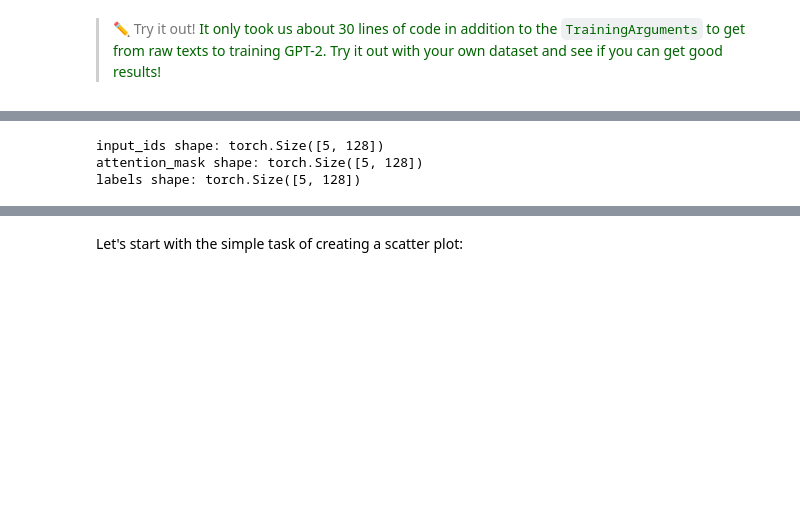
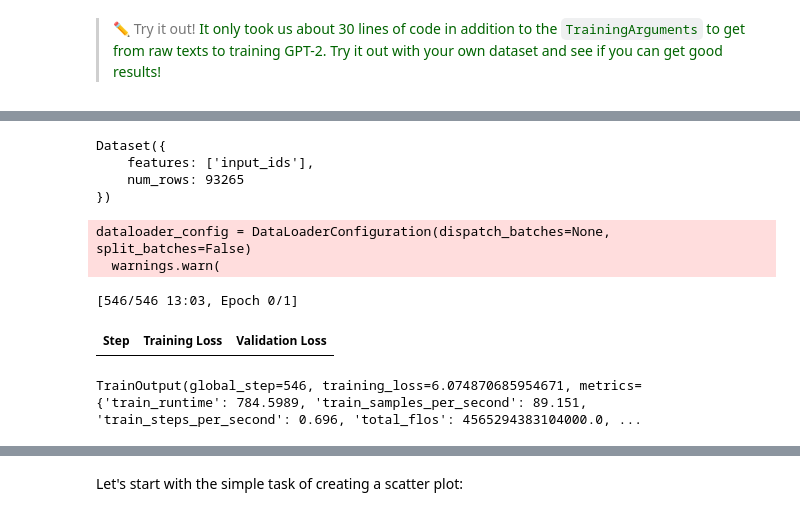
Before and after one commit to matthiasdroth/Huggingface-course, a Jupyter notebook: 7.6-Training_a_causal_language_model_from_scratch.ipynb, the cells around one changed output, grey strips where cells are left out. Saved outputs shown, nothing was run; the diff lists cells and outputs as text; code cells hidden in the pictures; blank space fills up the shorter version.

```diff
--- a/7.6-Training_a_causal_language_model_from_scratch.ipynb
+++ b/7.6-Training_a_causal_language_model_from_scratch.ipynb
@@ -73,11 +72,10 @@ Filtering the full dataset can take 2-3h depending on your machine and bandwidth
 # %%
-from datasets import load_dataset, DatasetDict
 ds_train = load_dataset("huggingface-course/codeparrot-ds-train", split="train")
 ds_valid = load_dataset("huggingface-course/codeparrot-ds-valid", split="validation")
 raw_datasets = DatasetDict(
     {
-        "train": ds_train.shuffle().select(range(50000)),
-        "valid": ds_valid.shuffle().select(range(500))
+        "train": ds_train.shuffle().select(range(80000)), # originally .select(range(50000))
+        "valid": ds_valid.shuffle().select(range(1000))   # originally .select(range(500))
     }
 )
 raw_datasets
@@ -268,7 +269,7 @@ config = AutoConfig.from_pretrained(
     vocab_size=len(tokenizer),
     n_ctx=context_length,
     bos_token_id=tokenizer.bos_token_id,
-    eos_token_id=tokenizer.eos_token_id,
+    eos_token_id=tokenizer.eos_token_id
 )
 # %% [markdown]
 With that configuration, we can load a new model. Note that this is the first time we don't use the `from_pretrained()` function, since we're actually initializing a model ourself:
@@ -489,8 +376,0 @@ DatasetDict({
-# %%
-out = data_collator([try_it2_dataset_tokenized["train"][i] for i in range(5)])
-for key in out:
-    print(f"{key} shape: {out[key].shape}")
-# %% [output]
-input_ids shape: torch.Size([5, 128])
-attention_mask shape: torch.Size([5, 128])
-labels shape: torch.Size([5, 128])
@@ -499 +377,64 @@ dataset = Dataset.from_pandas(df, split='train')
+# %%
+# trying it out 2
+def tokenize2(element):
+    outputs = tokenizer(
+        element["question"],
+        padding=True,
+        truncation=True,
+        max_length=128,
+        return_overflowing_tokens=True,
+        return_length=True,
+    )
+    return outputs
+try2_dataset = (
+    load_dataset("Open-Orca/OpenOrca")["train"]
+    .select(range(100000)) # use subset of data
+    .filter(lambda item: isinstance(item["response"], str)) # ensure the response is a string
+    .filter(lambda item: item["response"][0].isdigit() or item["response"][0].isalpha()) # .isdigit => digit, .isalpha => letter
+    .map(tokenize2) # tokenize
+    .map(lambda item: {"input_ids": item["input_ids"][0]}) # remove nesting
+    .remove_columns(["id", "system_prompt", "length", "overflow_to_sample_mapping", "attention_mask", "question", "response"])
+)
+print(try2_dataset)
+try2_train_valid_split = try2_dataset.train_test_split(test_size=0.25)
+try2_train_split = try2_train_valid_split["train"]
+try2_valid_split = try2_train_valid_split["test"]
+try2_model = GPT2LMHeadModel(config)
+try2_datacollator = DataCollatorForLanguageModeling(tokenizer, mlm=False)
+#
+try2_args = TrainingArguments(
+    output_dir="sections/section_7/logs/try2_model",
+    per_device_train_batch_size=16,
+    per_device_eval_batch_size=16,
+    evaluation_strategy="steps",
+    eval_steps=4000,
+    logging_steps=4000,
+    gradient_accumulation_steps=8,
+    num_train_epochs=1,
+    weight_decay=0.1,
+    warmup_steps=1000,
+    lr_scheduler_type="cosine",
+    learning_rate=5e-4,
+    save_steps=4000,
+    fp16=True
+)
+try2_trainer = Trainer(
+    model=try2_model,
+    tokenizer=tokenizer,
+    args=try2_args,
+    data_collator=try2_datacollator,
+    train_dataset=try2_train_split,
+    eval_dataset=try2_valid_split
+)
+try2_trainer.train()
+# %% [output]
+Dataset({
+    features: ['input_ids'],
+    num_rows: 93265
+})
+dataloader_config = DataLoaderConfiguration(dispatch_batches=None, split_batches=False)
+  warnings.warn(
+[546/546 13:03, Epoch 0/1]
+| Step | Training Loss | Validation Loss |
+TrainOutput(global_step=546, training_loss=6.074870685954671, metrics={'train_runtime': 784.5989, 'train_samples_per_second': 89.151, 'train_steps_per_second': 0.696, 'total_flos': 4565294383104000.0, ...
 # %% [markdown]
```
Also changed, not shown: parts of 57 cells of this notebook, 5 other files.
